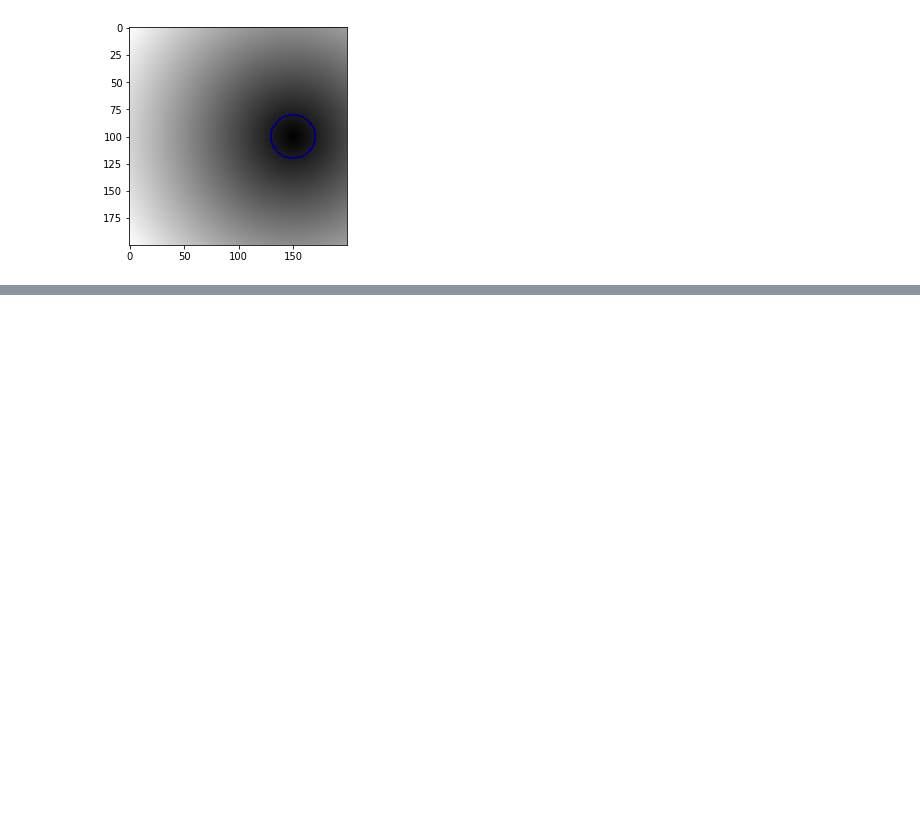
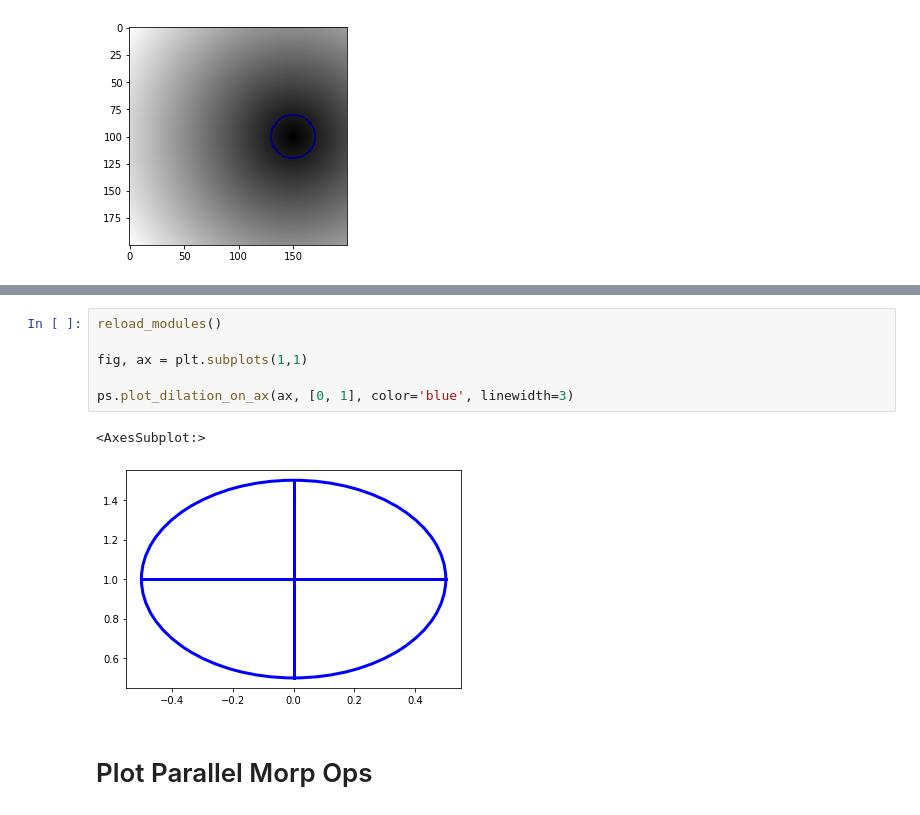
Before and after one commit to TheodoreAouad/3d_segm, a Jupyter notebook: Notebooks/Sandbox.ipynb, the cells around one changed output, grey strips where cells are left out. Cells and saved outputs as stored; diff of their text form; blank space fills up the shorter version.

```diff
--- a/Notebooks/Sandbox.ipynb
+++ b/Notebooks/Sandbox.ipynb
@@ -105,0 +155,11 @@ plot_lvset_ax(ax, lvset, 1e-2)
+# %%
+reload_modules()
+
+fig, ax = plt.subplots(1,1)
+
+ps.plot_dilation_on_ax(ax, [0, 1], color='blue', linewidth=3)
+# %% [output]
+<AxesSubplot:>
+[figure, added]
+# %% [markdown]
+# Plot Parallel Morp Ops
```
Also changed, not shown: parts of 9 cells of this notebook, 12 other files.
